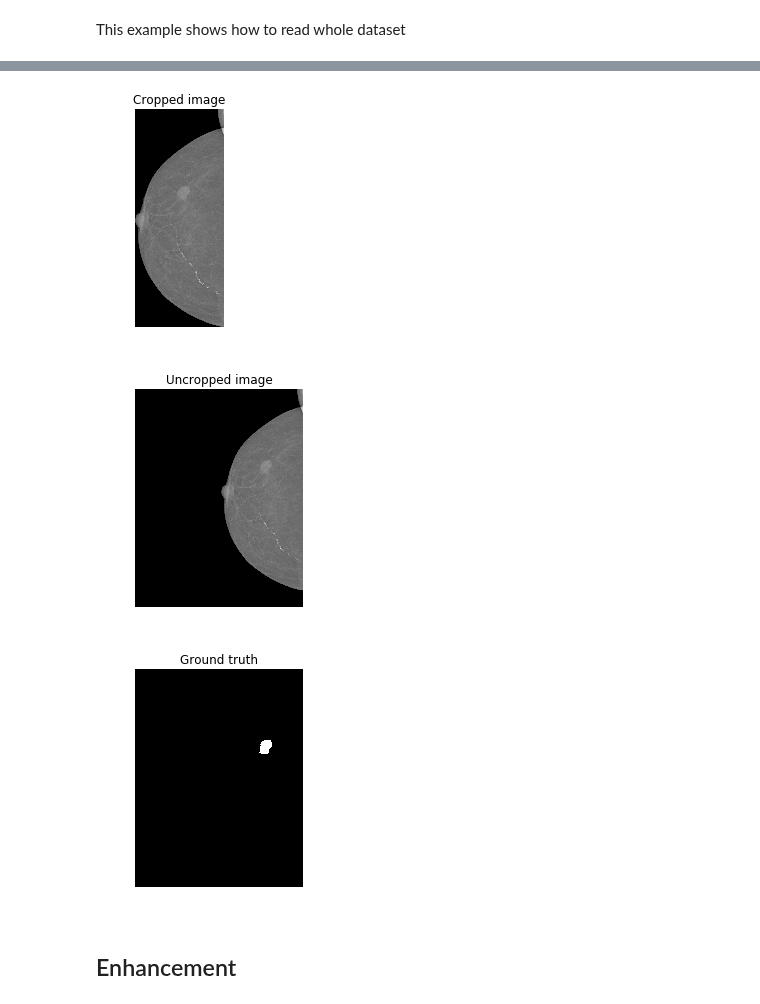
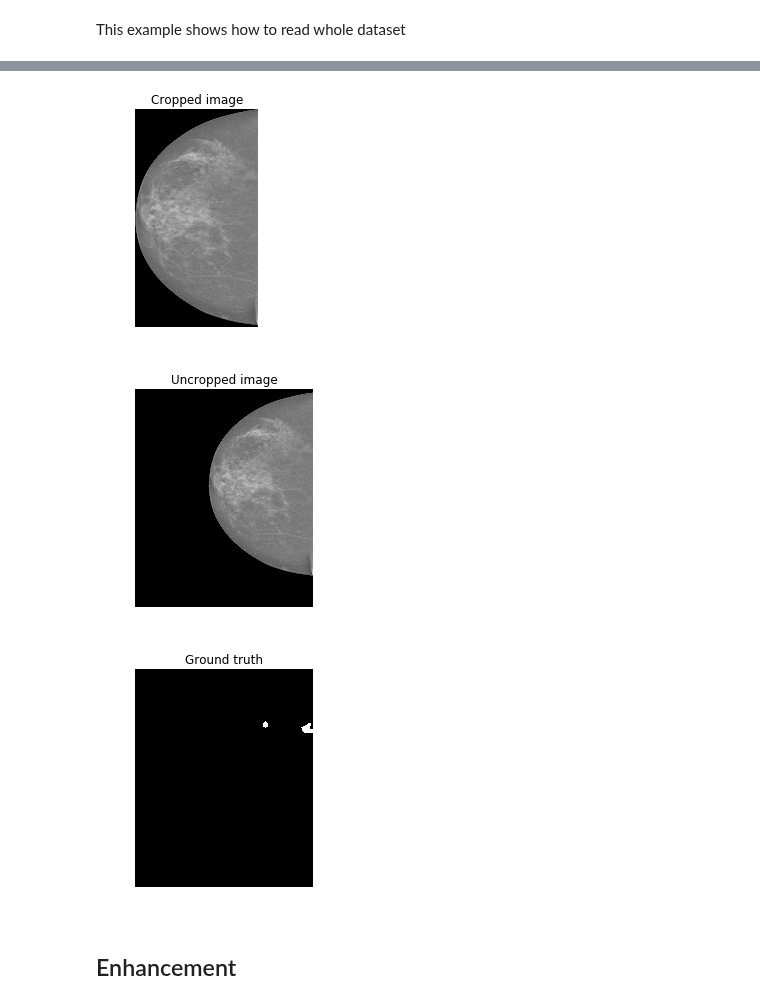
Before and after one commit to OlehKSS/IMMAS, a Jupyter notebook: examples/BasicFunctionality.ipynb, the cells around one changed output, grey strips where cells are left out. Drawn from its saved outputs; the diff is of its cells as text; code cells hidden in the pictures.

```diff
--- a/examples/BasicFunctionality.ipynb
+++ b/examples/BasicFunctionality.ipynb
@@ -67,29 +67,27 @@ TypeError: list indices must be integers or slices, not str
 # %%
 # let's show an example image from train subset of images, that has also a ground truth image
-for img in data_set["train"]:
-    mammogram = img
-    mammogram.read_data()
-    break
-
+img = data_set["train"][0]
+mammogram = img
+mammogram.read_data()
 
 plt.imshow(mammogram.image_data, cmap="gray")
 plt.axis('off')
 plt.title('Cropped image')
 plt.show()
 
 plt.imshow(mammogram.uncropped_image, cmap="gray")
 plt.axis('off')
 plt.title('Uncropped image')
 plt.show()
 
 plt.imshow(mammogram.image_ground_truth, cmap="gray")
 plt.axis('off')
 plt.title('Ground truth')
 plt.show()
 # %% [output]
-[figure, old version]
+[figure, new version]
-[figure, old version]
+[figure, new version]
-[figure, old version]
+[figure, new version]
 # %% [markdown]
 ## Enhancement
 # %%
```
Also changed, not shown: parts of 1 cell of this notebook, 2 other files.
